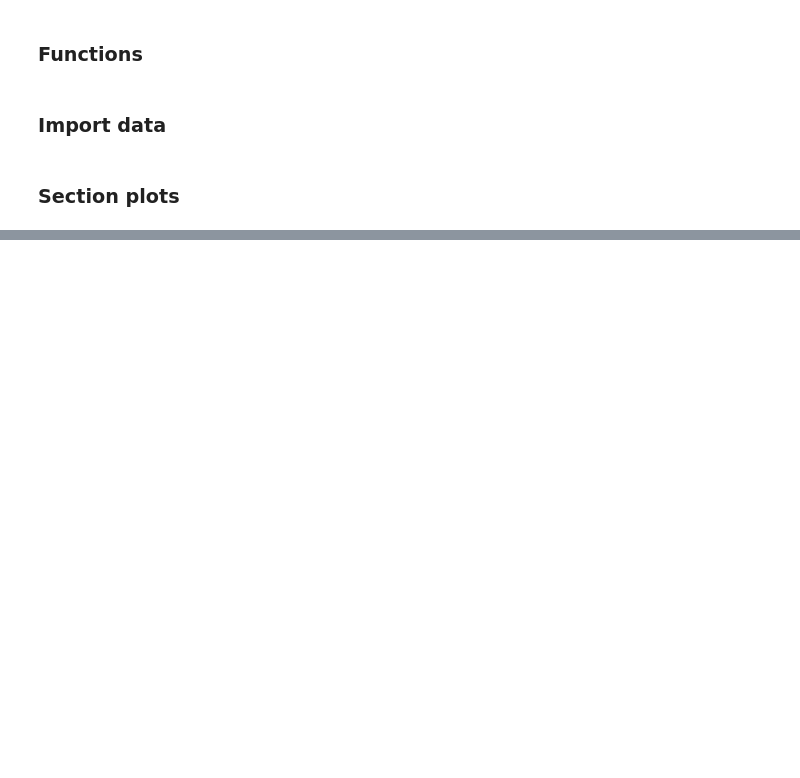
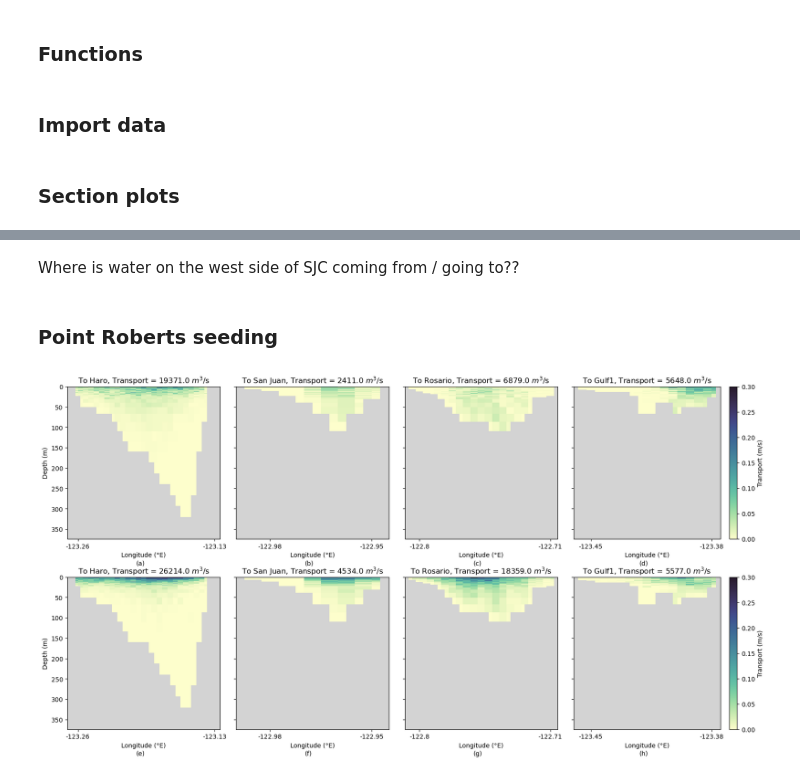
Before and after one commit to SalishSeaCast/analysis-camryn, a Jupyter notebook: Ariane/sum_wint_sectionplots.ipynb, the cells around one changed output, grey strips where cells are left out. Cells and saved outputs as stored; diff of their text form; code cells hidden in the pictures; blank space fills up the shorter version.

```diff
--- a/Ariane/sum_wint_sectionplots.ipynb
+++ b/Ariane/sum_wint_sectionplots.ipynb
@@ -309,0 +420,71 @@ fig.savefig('/ocean/cstang/MOAD/analysis-camryn/Figures/forwardVS_section.png',b
+# %% [markdown]
+Where is water on the west side of SJC coming from / going to??
+# %% [markdown]
+### Point Roberts seeding
+# %%
+#VicSill to Haro
+harofpr = get_secdata(data_dict['datafpr'],6)
+rosfpr = get_secdata(data_dict['datafpr'],4)
+g1fpr = get_secdata(data_dict['datafpr'],2)
+sjcfpr = get_secdata(data_dict['datafpr'],5)
+
+#In summer
+harofpr_jul = get_secdata(data_dict['datafpr07'],6)
+rosfpr_jul = get_secdata(data_dict['datafpr07'],4)
+g1fpr_jul = get_secdata(data_dict['datafpr07'],2)
+sjcfpr_jul = get_secdata(data_dict['datafpr07'],5)
+
+section_transp_pr = []
+section_transp_pr_jul = []
+sectionnum = [0,2,3,4,5,6]
+starttime = 1
+endtime = 168
+
+for section in sectionnum:
+    section_transp_pr.append(get_datat(data_dict['datafpr'],section,starttime,endtime))
+    section_transp_pr_jul.append(get_datat(data_dict['datafpr07'],section,starttime,endtime))
+
+
+title = f'To Haro, Transport = {np.round(section_transp_pr[5],0)} $m^3$/s'
+title2 = f'To San Juan, Transport = {np.round(section_transp_pr[4],0)} $m^3$/s'
+title3 = f'To Rosario, Transport = {np.round(section_transp_pr[3],0)} $m^3$/s'
+title4 = f'To Gulf1, Transport = {np.round(section_transp_pr[1],0)} $m^3$/s'
+time = 168
+
+smin = 28
+smax = 33
+
+fig,[[ax1,ax2,ax3,ax4],[ax5,ax6,ax7,ax8]] = plt.subplots(2,4,figsize=(20,10),gridspec_kw={'width_ratios':[1,1,1,1.2]})
+
+plotCS(ax1,harofpr['final_lon'],harofpr['final_z'],harofpr['final_transp'],lonWharo,lonEharo,latharo,38,0.3,time,title,False,True)
+plotCS(ax2,sjcfpr['final_lon'],sjcfpr['final_z'],sjcfpr['final_transp'],lonWsjc,lonEsjc,latsjc,38,0.3,time,title2,False,False)
+plotCS(ax3,rosfpr['final_lon'],rosfpr['final_z'],rosfpr['final_transp'],lonWros,lonEros,latros,38,0.3,time,title3,False,False)
+plotCS(ax4,g1fpr['final_lon'],g1fpr['final_z'],g1fpr['final_transp'],lonWg1,lonEg1,latg1,38,0.3,time,title4,True,False)
+# plotCS2(ax2,sjcfvs['final_lon'],sjcfvs['final_z'],sjcfvs['final_transp'],lonWsjc,lonEsjc,latsjc,38,0.3,time,title,True,True);
+
+ax1.text(0.45, -0.17, "(a)", transform=ax1.transAxes)
+ax2.text(0.45, -0.17, "(b)", transform=ax2.transAxes)
+ax3.text(0.45, -0.17, "(c)", transform=ax3.transAxes)
+ax4.text(0.45, -0.17, "(d)", transform=ax4.transAxes)
+
+title = f'To Haro, Transport = {np.round(section_transp_pr_jul[5],0)} $m^3$/s'
+title2 = f'To San Juan, Transport = {np.round(section_transp_pr_jul[4],0)} $m^3$/s'
+title3 = f'To Rosario, Transport = {np.round(section_transp_pr_jul[3],0)} $m^3$/s'
+title4 = f'To Gulf1, Transport = {np.round(section_transp_pr_jul[1],0)} $m^3$/s'
+
+plotCS(ax5,harofpr_jul['final_lon'],harofpr_jul['final_z'],harofpr_jul['final_transp'],lonWharo,lonEharo,latharo,38,0.3,time,title,False,True)
+plotCS(ax6,sjcfpr_jul['final_lon'],sjcfpr_jul['final_z'],sjcfpr_jul['final_transp'],lonWsjc,lonEsjc,latsjc,38,0.3,time,title2,False,False)
+plotCS(ax7,rosfpr_jul['final_lon'],rosfpr_jul['final_z'],rosfpr_jul['final_transp'],lonWros,lonEros,latros,38,0.3,time,title3,False,False)
+plotCS(ax8,g1fpr_jul['final_lon'],g1fpr_jul['final_z'],g1fpr_jul['final_transp'],lonWg1,lonEg1,latg1,38,0.3,time,title4,True,False)
+# plotCS2(ax2,sjcfvs['final_lon'],sjcfvs['final_z'],sjcfvs['final_transp'],lonWsjc,lonEsjc,latsjc,38,0.3,time,title,True,True);
+
+ax5.text(0.45, -0.17, "(e)", transform=ax5.transAxes)
+ax6.text(0.45, -0.17, "(f)", transform=ax6.transAxes)
+ax7.text(0.45, -0.17, "(g)", transform=ax7.transAxes)
+ax8.text(0.45, -0.17, "(h)", transform=ax8.transAxes)
+
+fig.subplots_adjust(wspace=0.1, hspace=0.25)
+
+fig.savefig('/ocean/cstang/MOAD/analysis-camryn/Figures/forwardPR_section.png',bbox_inches='tight')
+# %% [output]
+[figure, added]
```
Also changed, not shown: parts of 17 cells of this notebook.
